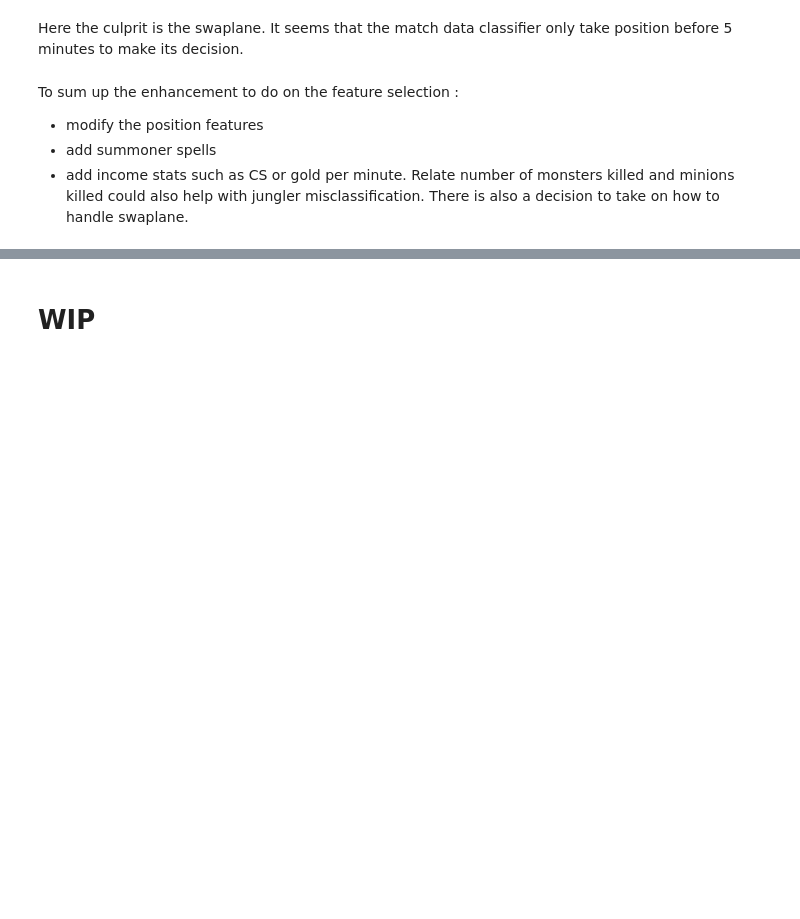
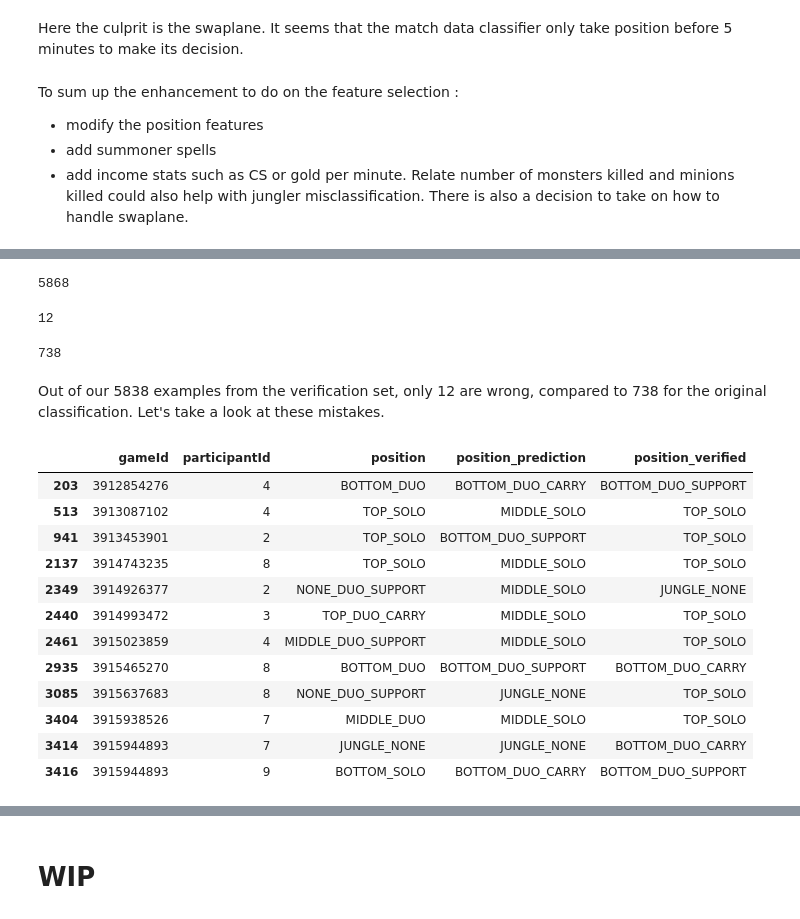
Before and after one commit to Canisback/roleML, a Jupyter notebook: Role ML.ipynb, the cells around one changed output, grey strips where cells are left out. Drawn from its saved outputs; the diff is of its cells as text; code cells hidden in the pictures; blank space fills up the shorter version.

```diff
--- a/Role ML.ipynb
+++ b/Role ML.ipynb
@@ -597,0 +664,9 @@ There is also a decision to take on how to handle swaplane.
+# %%
+
+r = requests.get('http://ddragon.leagueoflegends.com/cdn/9.2.1/data/en_US/summoner.json')
+dataSummoner = r.json()
+spells = {}
+for r in dataSummoner["data"]:
+    if "CLASSIC" in dataSummoner["data"][r]["modes"]:
+        spells["spell-"+dataSummoner["data"][r]["key"]] = 0
+spells
@@ -597,0 +772,17 @@ There is also a decision to take on how to handle swaplane.
+# %%
+df = pd.DataFrame(participants)
+df.to_csv("dataset_participants2.csv")
+# %%
+target = df["position"]
+data = df.drop(["position","participantId","gameId"], axis=1)
+
+c2 = DecisionTreeClassifier(criterion="gini", min_samples_split=6)
+
+accs = []
+
+for train_index, test_index in shuffle_split.split(data,target):
+    c2.fit(data.iloc[train_index], target.iloc[train_index])
+    accs.append(accuracy_score(target[test_index], c2.predict(data.iloc[test_index])))
+
+print(accs)
+sum(accs) / len(accs)
@@ -597,0 +893,36 @@ There is also a decision to take on how to handle swaplane.
+# %%
+dfEntries = pd.DataFrame(participantEntries)
+
+dfEntries["position_prediction"] = c2.predict(dfEntries.drop(["position","participantId","gameId","position_verified"], axis=1))
+
+dfWorkingEntries = dfEntries[["gameId","participantId","position","position_prediction","position_verified"]]
+# %%
+dfWorkingEntries.shape[0]
+# %% [output]
+5868
+# %%
+dfWorkingEntries[dfWorkingEntries["position_prediction"] != dfWorkingEntries["position_verified"]].shape[0]
+# %% [output]
+12
+# %%
+dfWorkingEntries[dfWorkingEntries["position"] != dfWorkingEntries["position_verified"]].shape[0]
+# %% [output]
+738
+# %% [markdown]
+Out of our 5838 examples from the verification set, only 12 are wrong, compared to 738 for the original classification. Let's take a look at these mistakes.
+# %%
+dfWorkingEntries[dfWorkingEntries["position_prediction"] != dfWorkingEntries["position_verified"]]
+# %% [output]
+|  | gameId | participantId | position | position_prediction | position_verified |
+| 203 | 3912854276 | 4 | BOTTOM_DUO | BOTTOM_DUO_CARRY | BOTTOM_DUO_SUPPORT |
+| 513 | 3913087102 | 4 | TOP_SOLO | MIDDLE_SOLO | TOP_SOLO |
+| 941 | 3913453901 | 2 | TOP_SOLO | BOTTOM_DUO_SUPPORT | TOP_SOLO |
+| 2137 | 3914743235 | 8 | TOP_SOLO | MIDDLE_SOLO | TOP_SOLO |
+| 2349 | 3914926377 | 2 | NONE_DUO_SUPPORT | MIDDLE_SOLO | JUNGLE_NONE |
+| 2440 | 3914993472 | 3 | TOP_DUO_CARRY | MIDDLE_SOLO | TOP_SOLO |
+| 2461 | 3915023859 | 4 | MIDDLE_DUO_SUPPORT | MIDDLE_SOLO | TOP_SOLO |
+| 2935 | 3915465270 | 8 | BOTTOM_DUO | BOTTOM_DUO_SUPPORT | BOTTOM_DUO_CARRY |
+| 3085 | 3915637683 | 8 | NONE_DUO_SUPPORT | JUNGLE_NONE | TOP_SOLO |
+| 3404 | 3915938526 | 7 | MIDDLE_DUO | MIDDLE_SOLO | TOP_SOLO |
+| 3414 | 3915944893 | 7 | JUNGLE_NONE | JUNGLE_NONE | BOTTOM_DUO_CARRY |
+| 3416 | 3915944893 | 9 | BOTTOM_SOLO | BOTTOM_DUO_CARRY | BOTTOM_DUO_SUPPORT |
```
Also changed, not shown: parts of 28 cells of this notebook, 6 other files.
